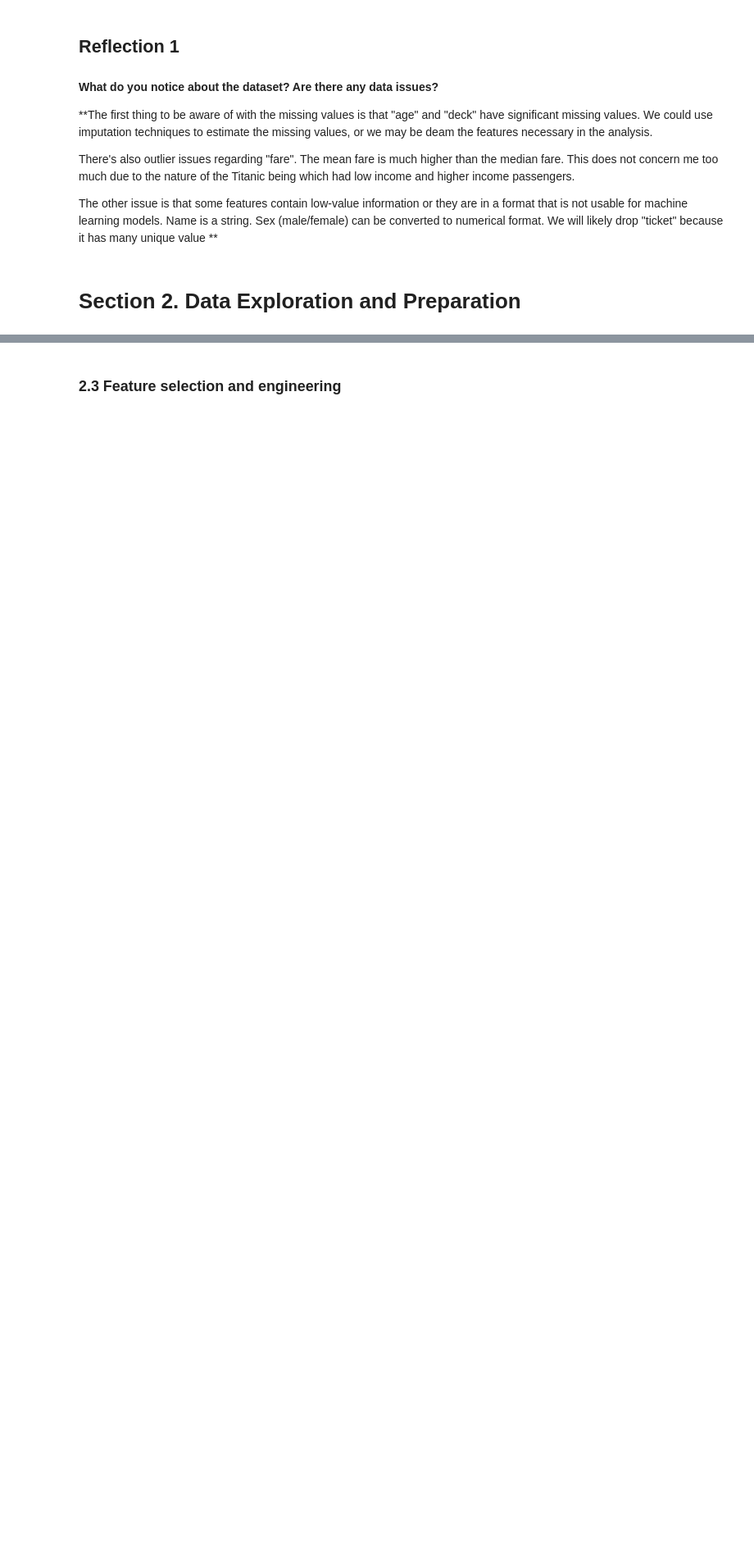
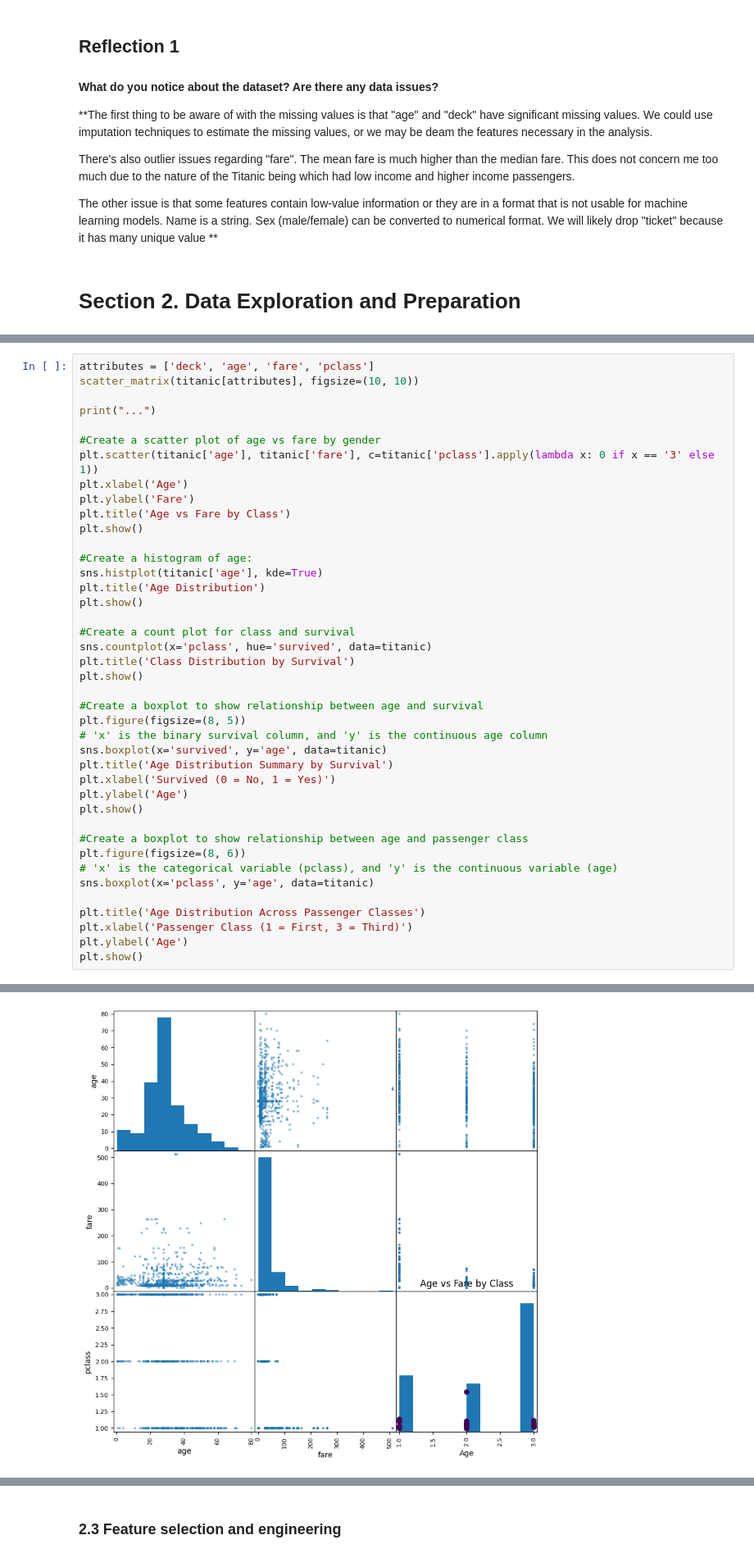
Before and after one commit to jarjarredred/ml-modules, a Jupyter notebook: notebooks/midterm/mlmidterm_jarred.ipynb, the cells around one changed output, grey strips where cells are left out. Shown: that part at 82% size. Cells and saved outputs as stored; diff of their text form; blank space fills up the shorter version.

```diff
--- a/notebooks/midterm/mlmidterm_jarred.ipynb
+++ b/notebooks/midterm/mlmidterm_jarred.ipynb
@@ -121,0 +135,42 @@ The other issue is that some features contain low-value information or they are
+# %%
+attributes = ['deck', 'age', 'fare', 'pclass']
+scatter_matrix(titanic[attributes], figsize=(10, 10))
+
+print("...")
+
+#Create a scatter plot of age vs fare by gender
+plt.scatter(titanic['age'], titanic['fare'], c=titanic['pclass'].apply(lambda x: 0 if x == '3' else 1))
+plt.xlabel('Age')
+plt.ylabel('Fare')
+plt.title('Age vs Fare by Class')
+plt.show()
+
+#Create a histogram of age:
+sns.histplot(titanic['age'], kde=True)
+plt.title('Age Distribution')
+plt.show()
+
+#Create a count plot for class and survival
+sns.countplot(x='pclass', hue='survived', data=titanic)
+plt.title('Class Distribution by Survival')
+plt.show()
+
+#Create a boxplot to show relationship between age and survival
+plt.figure(figsize=(8, 5))
+# 'x' is the binary survival column, and 'y' is the continuous age column
+sns.boxplot(x='survived', y='age', data=titanic)
+plt.title('Age Distribution Summary by Survival')
+plt.xlabel('Survived (0 = No, 1 = Yes)')
+plt.ylabel('Age')
+plt.show()
+
+#Create a boxplot to show relationship between age and passenger class
+plt.figure(figsize=(8, 6))
+# 'x' is the categorical variable (pclass), and 'y' is the continuous variable (age)
+sns.boxplot(x='pclass', y='age', data=titanic)
+
+plt.title('Age Distribution Across Passenger Classes')
+plt.xlabel('Passenger Class (1 = First, 3 = Third)')
+plt.ylabel('Age')
+plt.show()
+# %% [output]
@@ -121,0 +178 @@ The other issue is that some features contain low-value information or they are
+[figure, added]
```
Also changed, not shown: parts of 9 cells of this notebook, 1 other file.
